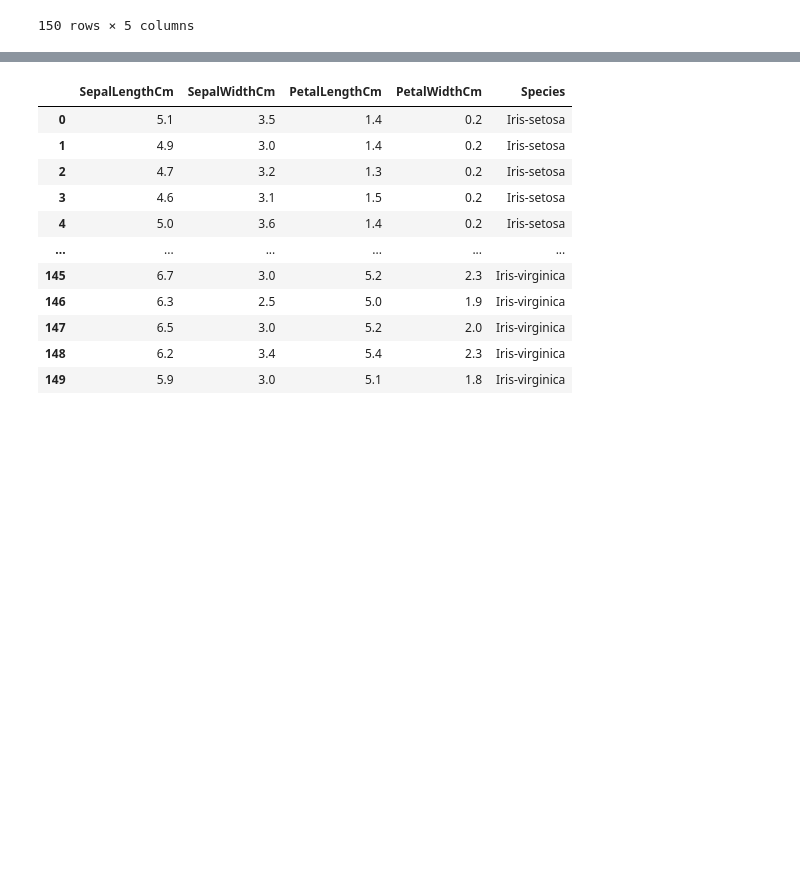
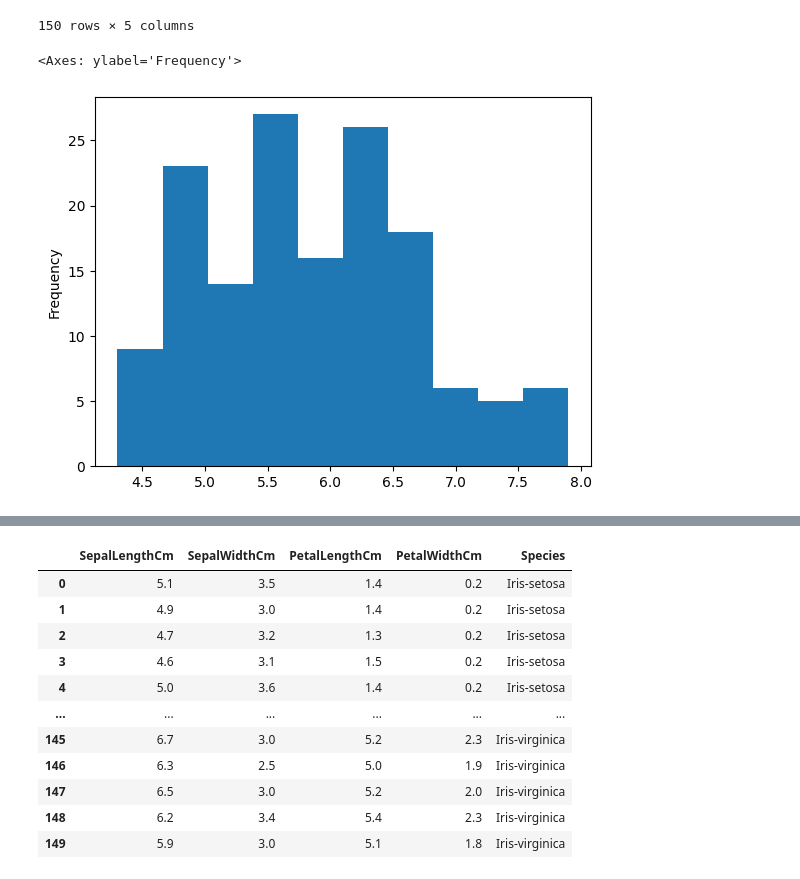
Before and after one commit to nirbhay002/Ineuron, a Jupyter notebook: Anil Ineuron/Python/03.Working with Charts & Graphs/01.Graph.ipynb, the cells around one changed output, grey strips where cells are left out. Cells and saved outputs as stored; diff of their text form; code cells hidden in the pictures; blank space fills up the shorter version.

```diff
--- a/Anil Ineuron/Python/03.Working with Charts & Graphs/01.Graph.ipynb
+++ b/Anil Ineuron/Python/03.Working with Charts & Graphs/01.Graph.ipynb
@@ -130,3 +158,9 @@ df
 | 148 | 6.2 | 3.4 | 5.4 | 2.3 | Iris-virginica |
 | 149 | 5.9 | 3.0 | 5.1 | 1.8 | Iris-virginica |
 150 rows × 5 columns
+# %%
+df['SepalLengthCm'].plot(kind = 'hist')
+#with the histogram graph, you can find relationship such as how many plants are there between sepal lenghts of 4 to 5 etc
+# %% [output]
+<Axes: ylabel='Frequency'>
+[figure, added]
```
Also changed, not shown: parts of 56 cells of this notebook, 7 other files.
